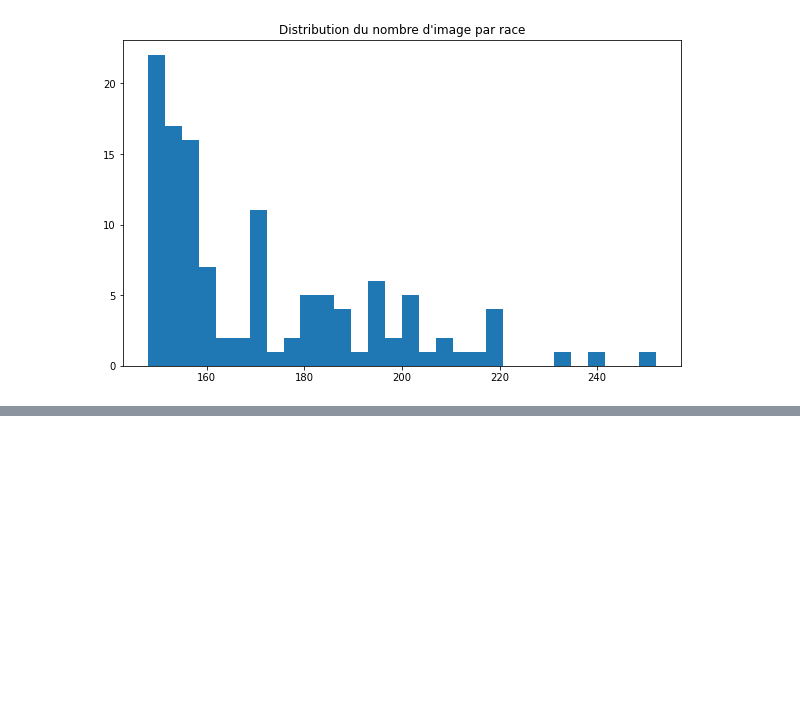
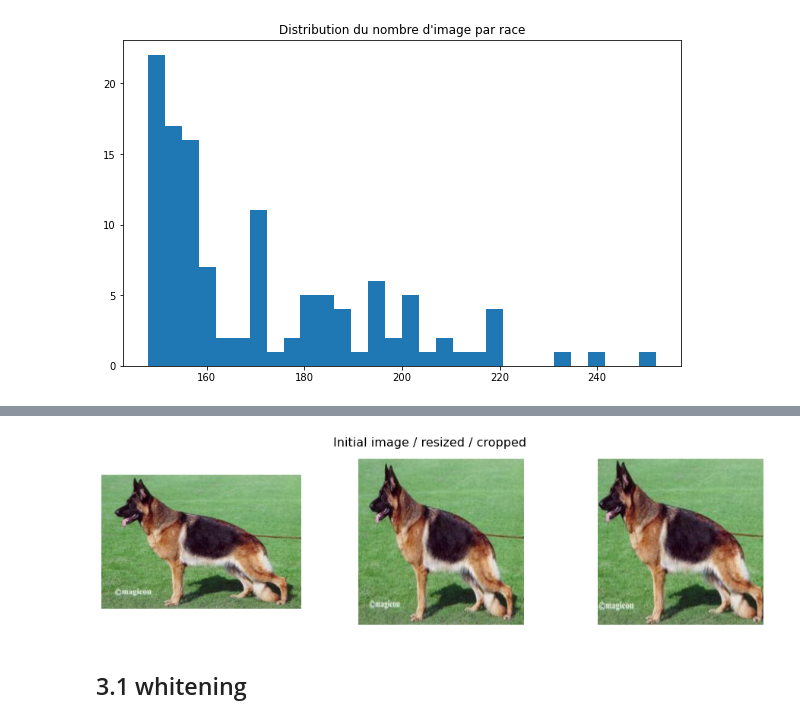
Before and after one commit to abugeia/P6_OCR_categorise_dog_pictures, a Jupyter notebook: notebook/P6_01_notebook.ipynb, the cells around one changed output, grey strips where cells are left out. Drawn from its saved outputs; the diff is of its cells as text; code cells hidden in the pictures; blank space fills up the shorter version.

```diff
--- a/notebook/P6_01_notebook.ipynb
+++ b/notebook/P6_01_notebook.ipynb
@@ -117,0 +121,9 @@ from PIL import Image
+# %%
+ini_img_dir = "../data/images/"
+bnd_box_annotations_path = '../data/annotation/'
+
+resized_dir = '../data/imgs_rzd/'
+cropped_dir = '../data/imgs_crp/'
+
+height=224
+width=224
@@ -310,0 +312,18 @@ Found 4072 images belonging to 120 classes.
+# %%
+fig = plt.figure(figsize=(16, 4))
+
+breed = random.choice(breed_list)
+
+fig.suptitle('Initial image / resized / cropped', fontsize=16)
+for i, dir in enumerate([ini_img_dir, resized_dir, cropped_dir]):
+    img_dir = dir + breed
+    images = os.listdir(img_dir)[0] # select 4 first images names
+    plt.subplot(1, 3, i+1)
+    img = mpimg.imread(img_dir + '/' + images)
+    plt.imshow(img)
+    plt.axis('off')
+# %% [output]
+[figure, added]
+# %% [markdown]
+
+## 3.1 whitening
```
Also changed, not shown: parts of 74 cells of this notebook, 5 other files.
